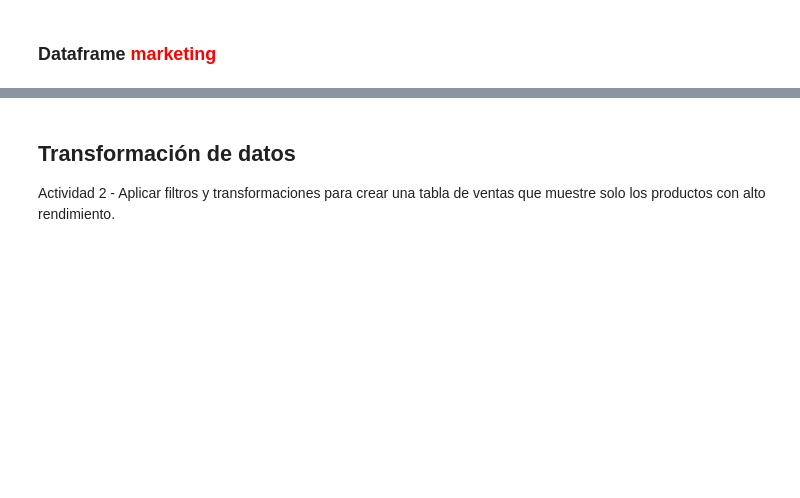
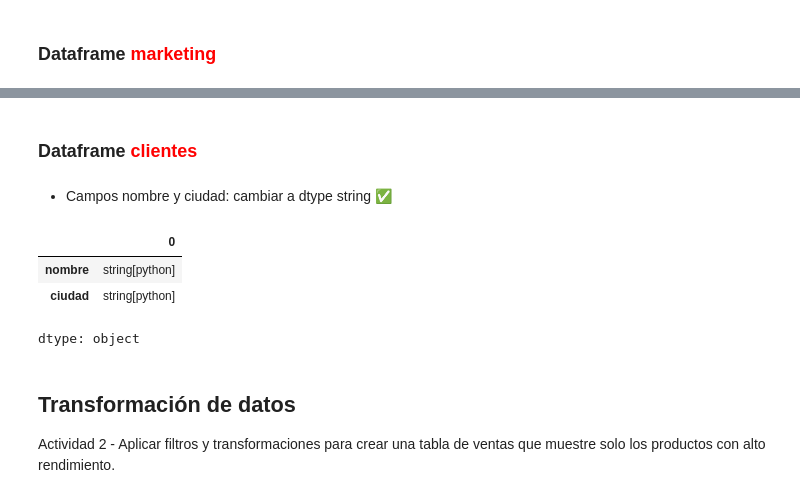
Before and after one commit to FerJGit/TT-2C2025-Data-Analitycs-Notebooks, a Jupyter notebook: PreEntrega/Mis_Archivos/Pre-entrega.ipynb, the cells around one changed output, grey strips where cells are left out. Saved outputs shown, nothing was run; the diff lists cells and outputs as text; code cells hidden in the pictures; blank space fills up the shorter version.

```diff
--- a/PreEntrega/Mis_Archivos/Pre-entrega.ipynb
+++ b/PreEntrega/Mis_Archivos/Pre-entrega.ipynb
@@ -649,3 +671,18 @@ memory usage: 164.0 KB
+# %% [markdown]
+### Dataframe <font color="red">**clientes**</font>
+# %% [markdown]
+* Campos nombre y ciudad: cambiar a dtype string ✅
+# %%
+# Convierto los campos nombre y ciudad a string
+df_clientes = df_clientes.astype({'nombre': 'string', 'ciudad': 'string'})
+# %%
+# Valido los cambios
+df_clientes[['nombre', 'ciudad']].dtypes
+# %% [output]
+|  | 0 |
+| nombre | string[python] |
+| ciudad | string[python] |
+dtype: object
 # %% [markdown]
 ## Transformación de datos
 Actividad 2 - Aplicar filtros y transformaciones para crear una tabla de ventas que muestre solo los productos con alto rendimiento.
```
Also changed, not shown: parts of 26 cells of this notebook.
